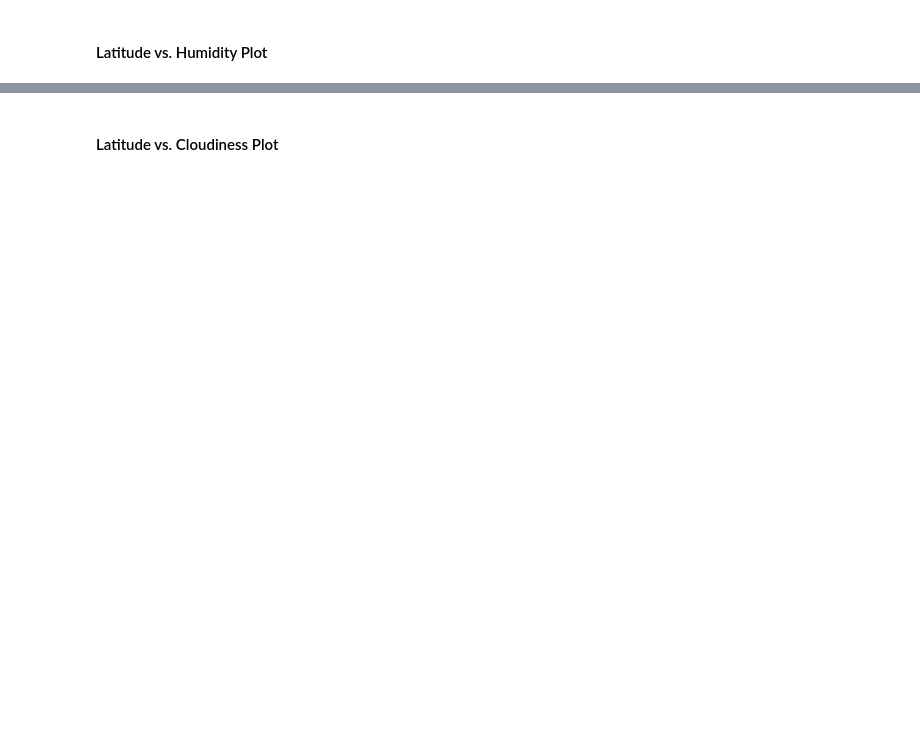
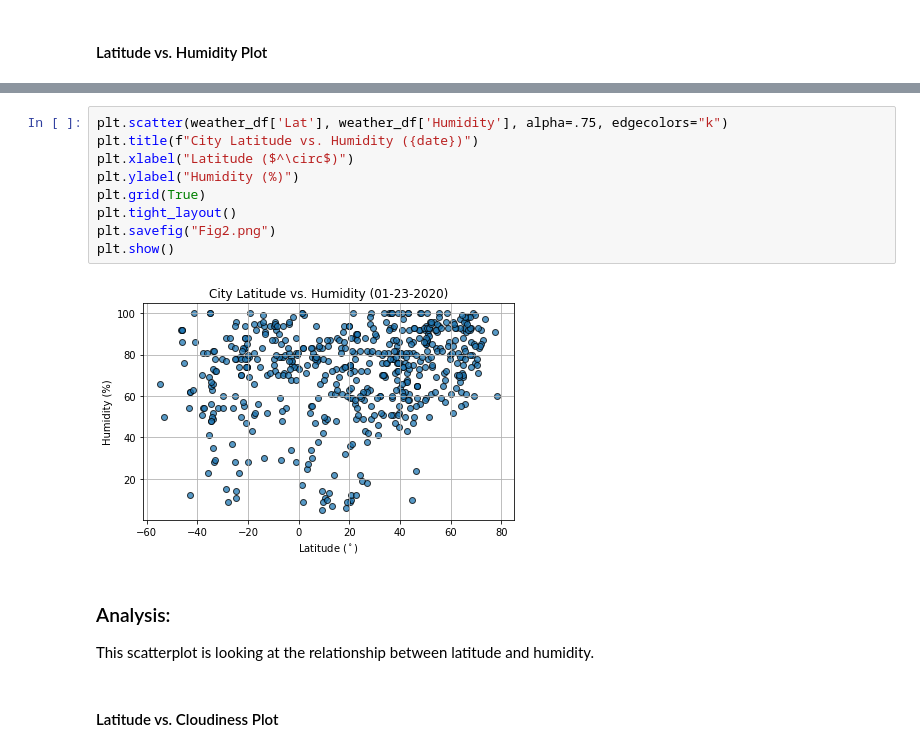
Before and after one commit to 4Reference/Python-API-challenge, a Jupyter notebook: WeatherPy/WeatherPy.ipynb, the cells around one changed output, grey strips where cells are left out. Cells and saved outputs as stored; diff of their text form; blank space fills up the shorter version.

```diff
--- a/WeatherPy/WeatherPy.ipynb
+++ b/WeatherPy/WeatherPy.ipynb
@@ -161,2 +255,16 @@ dtype: int64
+# %%
+plt.scatter(weather_df['Lat'], weather_df['Humidity'], alpha=.75, edgecolors="k")
+plt.title(f"City Latitude vs. Humidity ({date})")
+plt.xlabel("Latitude ($^\circ$)")
+plt.ylabel("Humidity (%)")
+plt.grid(True)
+plt.tight_layout()
+plt.savefig("Fig2.png")
+plt.show()
+# %% [output]
+[figure, added]
+# %% [markdown]
+### Analysis:
+This scatterplot is looking at the relationship between latitude and humidity.
 # %% [markdown]
 #### Latitude vs. Cloudiness Plot
```
Also changed, not shown: parts of 45 cells of this notebook, 5 other files.
